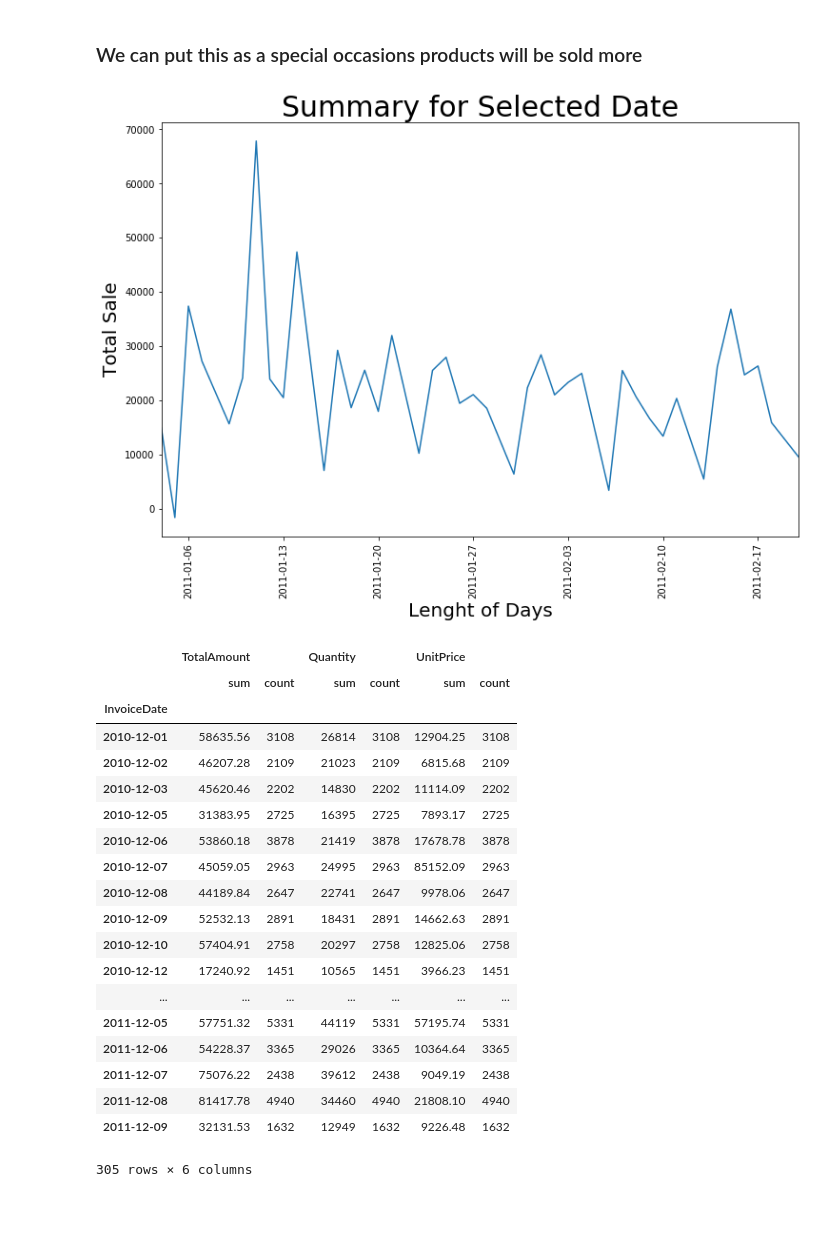
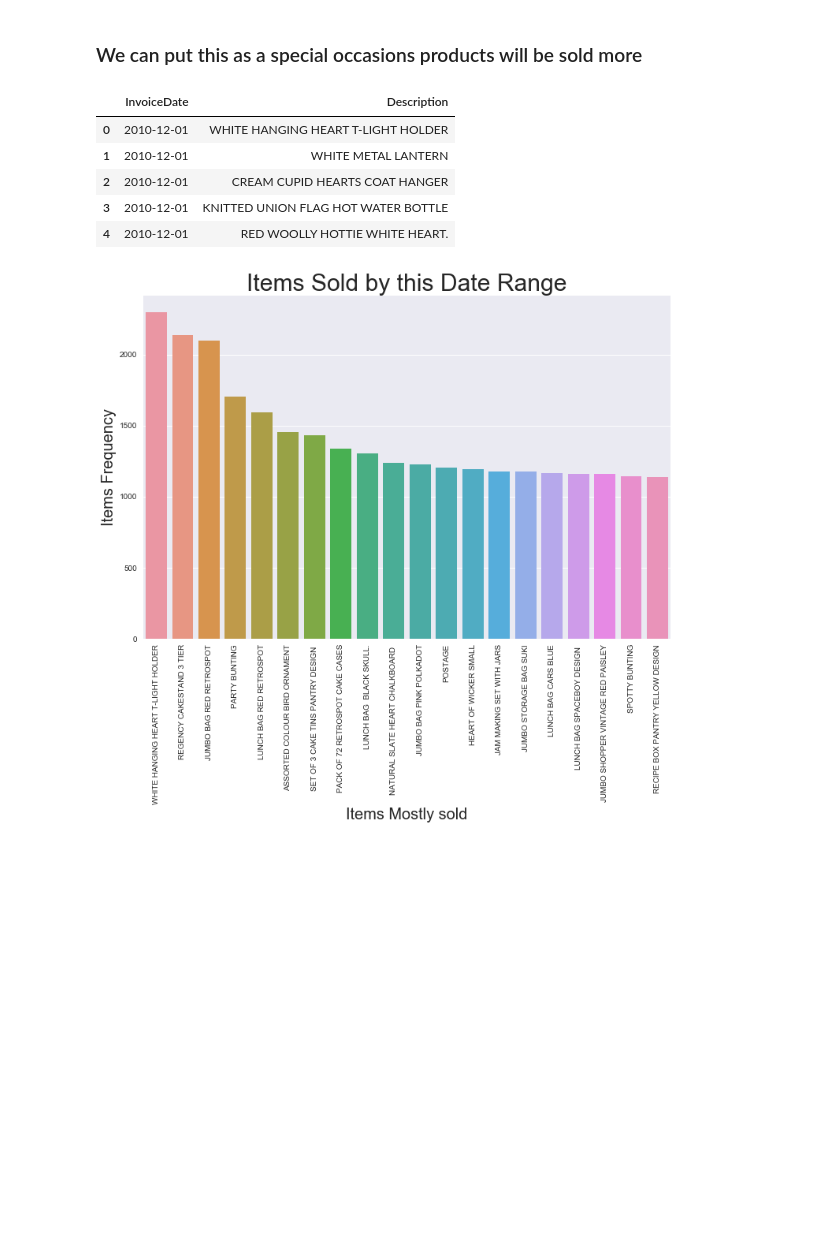
Before and after one commit to JAsanka/BUSINESS-INTELLIGENCE-SYSTEM, a Jupyter notebook: Untitled1.ipynb, the cells around one changed output. Drawn from its saved outputs; the diff is of its cells as text; code cells hidden in the pictures; blank space fills up the shorter version.

Commit message:
add the items that sold more occasionally

```diff
--- a/Untitled1.ipynb
+++ b/Untitled1.ipynb
@@ -124,45 +123,38 @@ total_amount.head()
 #
 # %% [markdown]
 ### We can put this as a  special occasions  products will be sold more
+# %%
+monthly_prod = prod_prof[["InvoiceDate","Description"]]
+monthly_prod.head()
+# %% [output]
+|  | InvoiceDate | Description |
+| 0 | 2010-12-01 | WHITE HANGING HEART T-LIGHT HOLDER |
+| 1 | 2010-12-01 | WHITE METAL LANTERN |
+| 2 | 2010-12-01 | CREAM CUPID HEARTS COAT HANGER |
+| 3 | 2010-12-01 | KNITTED UNION FLAG HOT WATER BOTTLE |
+| 4 | 2010-12-01 | RED WOOLLY HOTTIE WHITE HEART. |
 # %%
-start_date = "2011-01-01" # YYYY-MM-DD
-end_date = "2011-02-20" # YYYY-MM-DD
+start_date = "2010-12-01" # YYYY-MM-DD
+end_date = "2011-12-01" # YYYY-MM-DD
-# %%
-def monthly_sale(start_date, end_date):
-    ta = total_amount
-    mask = (ta.index > np.datetime64(start_date)) & (ta.index <= np.datetime64(end_date))
-    plt.figure(figsize=(12,8))
-    ta[mask]["TotalAmount"]["sum"].plot()
-    plt.xlabel("Lenght of Days", fontsize=20)
-    plt.ylabel("Total Sale", fontsize=20)
-    plt.title("Summary for Selected Date", fontsize=30)
-    plt.xticks(rotation="vertical")
-    plt.show()
-    return ta
-
-monthly_sale(start_date, end_date)
-# %% [output]
-[figure, removed]
-|  | TotalAmount |  | Quantity |  | UnitPrice |  |
-|  | sum | count | sum | count | sum | count |
-| InvoiceDate |  |  |  |  |  |  |
-| 2010-12-01 | 58635.56 | 3108 | 26814 | 3108 | 12904.25 | 3108 |
-| 2010-12-02 | 46207.28 | 2109 | 21023 | 2109 | 6815.68 | 2109 |
-| 2010-12-03 | 45620.46 | 2202 | 14830 | 2202 | 11114.09 | 2202 |
-| 2010-12-05 | 31383.95 | 2725 | 16395 | 2725 | 7893.17 | 2725 |
-| 2010-12-06 | 53860.18 | 3878 | 21419 | 3878 | 17678.78 | 3878 |
-| 2010-12-07 | 45059.05 | 2963 | 24995 | 2963 | 85152.09 | 2963 |
-| 2010-12-08 | 44189.84 | 2647 | 22741 | 2647 | 9978.06 | 2647 |
-| 2010-12-09 | 52532.13 | 2891 | 18431 | 2891 | 14662.63 | 2891 |
-| 2010-12-10 | 57404.91 | 2758 | 20297 | 2758 | 12825.06 | 2758 |
-| 2010-12-12 | 17240.92 | 1451 | 10565 | 1451 | 3966.23 | 1451 |
-| ... | ... | ... | ... | ... | ... | ... |
-| 2011-12-05 | 57751.32 | 5331 | 44119 | 5331 | 57195.74 | 5331 |
-| 2011-12-06 | 54228.37 | 3365 | 29026 | 3365 | 10364.64 | 3365 |
-| 2011-12-07 | 75076.22 | 2438 | 39612 | 2438 | 9049.19 | 2438 |
-| 2011-12-08 | 81417.78 | 4940 | 34460 | 4940 | 21808.10 | 4940 |
-| 2011-12-09 | 32131.53 | 1632 | 12949 | 1632 | 9226.48 | 1632 |
-305 rows × 6 columns
+# %%
+def monthly_sale(start_date, end_date):
+    ta = monthly_prod
+    mask = (ta["InvoiceDate"] > np.datetime64(start_date)) & (ta["InvoiceDate"] <= np.datetime64(end_date))
+    prod = ta[mask]["Description"].value_counts().sort_values(ascending=False).head(20)
+    plt.figure(figsize=(12,8))
+    sns.barplot(prod.index, prod.values)
+    plt.xticks(rotation="vertical")
+    plt.xlabel("Items Mostly sold", fontsize=20)
+    plt.ylabel("Items Frequency", fontsize=20)
+    plt.title("Items Sold by this Date Range", fontsize=30)
+    plt.show()
+    #return prod.index, prod.values  <------ unhash this to get your requested output for X and Y
+
+
+
+monthly_sale(start_date, end_date)
+# %% [output]
+[figure, added]
 # %% [markdown]
 #
 # %% [markdown]
```
Also changed, not shown: parts of 11 cells of this notebook.
